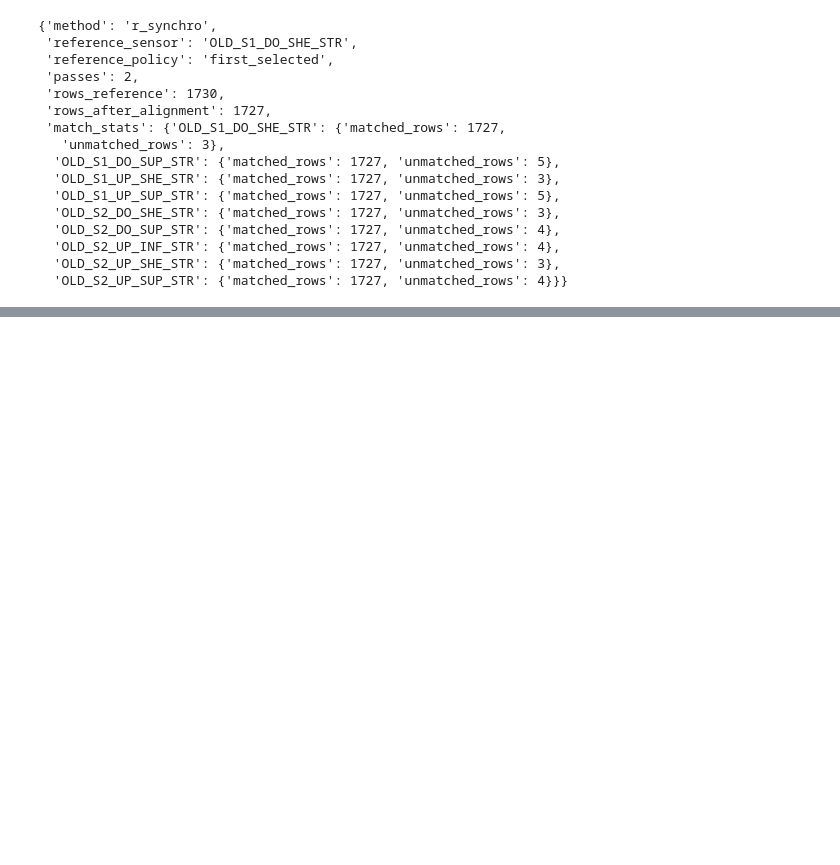
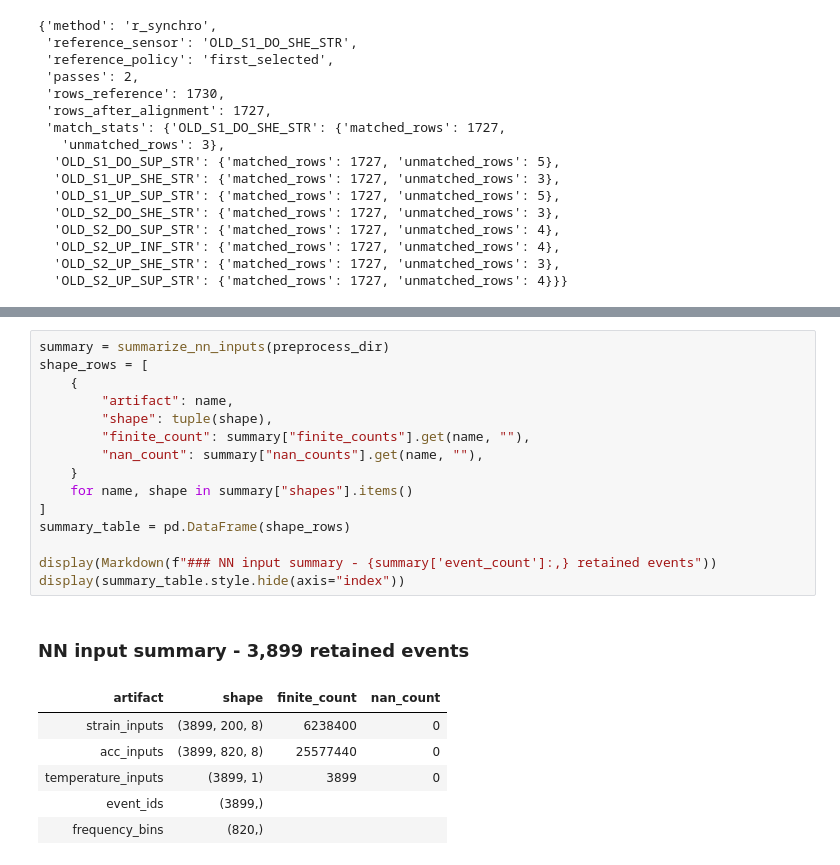
Before and after one commit to likemaestro/EWSHM_Competition, a Jupyter notebook: notebooks/02_preprocessing.ipynb, the cells around one changed output, grey strips where cells are left out. Saved outputs shown, nothing was run; the diff lists cells and outputs as text; blank space fills up the shorter version.

```diff
--- a/notebooks/02_preprocessing.ipynb
+++ b/notebooks/02_preprocessing.ipynb
@@ -617,0 +665,23 @@ pd.read_csv(output_path).head()
+# %%
+summary = summarize_nn_inputs(preprocess_dir)
+shape_rows = [
+    {
+        "artifact": name,
+        "shape": tuple(shape),
+        "finite_count": summary["finite_counts"].get(name, ""),
+        "nan_count": summary["nan_counts"].get(name, ""),
+    }
+    for name, shape in summary["shapes"].items()
+]
+summary_table = pd.DataFrame(shape_rows)
+
+display(Markdown(f"### NN input summary - {summary['event_count']:,} retained events"))
+display(summary_table.style.hide(axis="index"))
+# %% [output]
+### NN input summary - 3,899 retained events
+| artifact | shape | finite_count | nan_count |
+| strain_inputs | (3899, 200, 8) | 6238400 | 0 |
+| acc_inputs | (3899, 820, 8) | 25577440 | 0 |
+| temperature_inputs | (3899, 1) | 3899 | 0 |
+| event_ids | (3899,) |  |  |
+| frequency_bins | (820,) |  |  |
```
Also changed, not shown: parts of 10 cells of this notebook, 33 other files.
